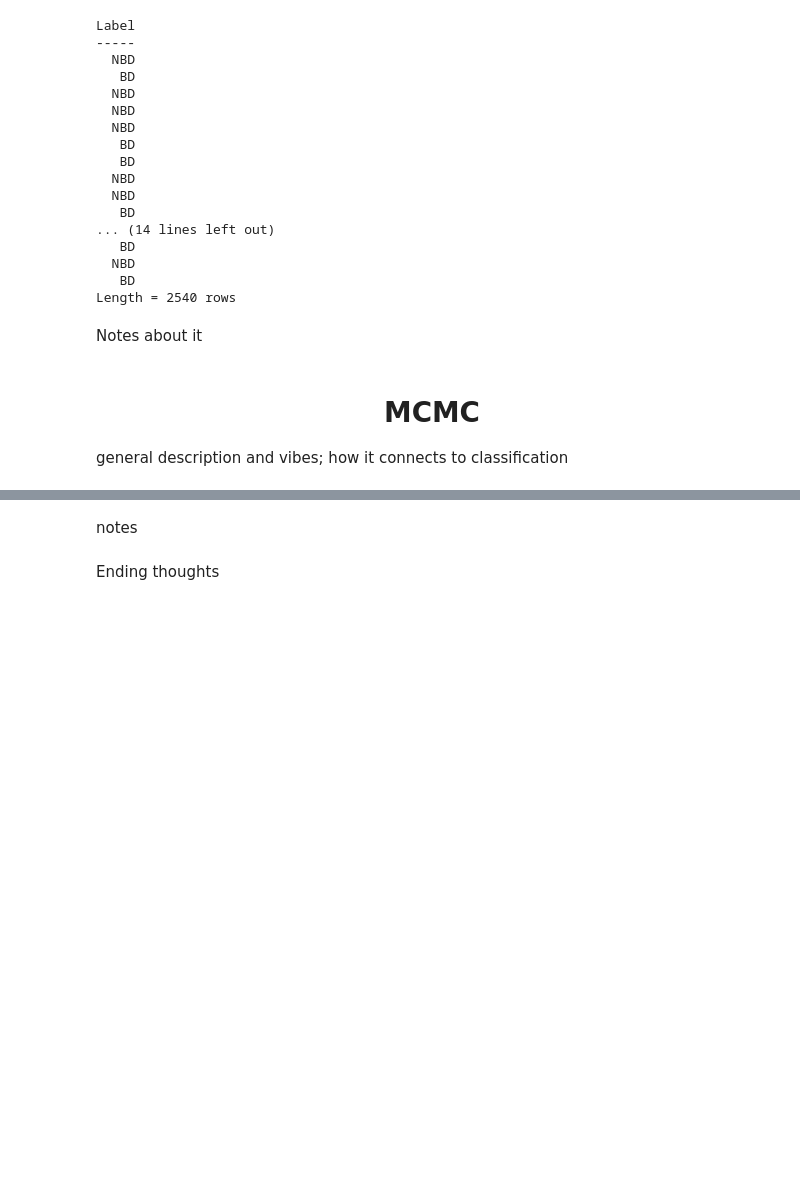
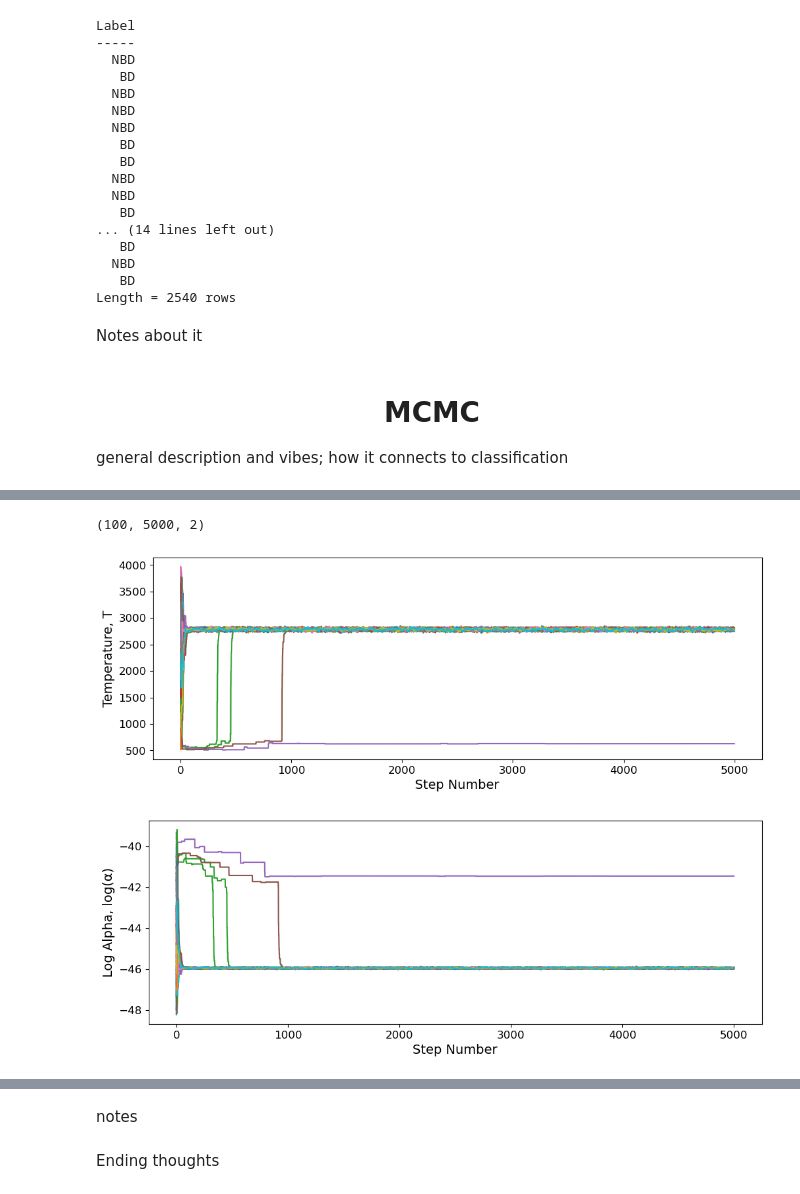
Before and after one commit to lagar05/ASTR154-Final-Project, a Jupyter notebook: Coding-Product.ipynb, the cells around one changed output, grey strips where cells are left out. Saved outputs shown, nothing was run; the diff lists cells and outputs as text; code cells hidden in the pictures; blank space fills up the shorter version.

Commit message:
More MCMC Progress

```diff
--- a/Coding-Product.ipynb
+++ b/Coding-Product.ipynb
@@ -212,21 +228,15 @@ def mag_to_flux(m, e_m, F0):
     return F, e_F
 
 
-# note that F_nu = alpha * B_nu where alpha = pi * (R/D)^2. So modeling flux with parameters alpha & temperature
+#note that F_nu = alpha * B_nu where alpha = pi * (R/D)^2 sr. So modeling flux with parameters alpha & temperature
 def model_flux(theta, wave):
     T, alpha = theta
     wavelengths = wave * u.micron
-
     bb = BlackBody(temperature = T * u.K)
-    B_nu = bb(wavelengths).to(u.Jy / u.sr)
-    flux_model = alpha * B_nu.value
-
-    return flux_model
-
-
-# write functions
-# F_nu = alpha * B_nu where alpha = pi * (R/D)^2
-# need to figure out mags to F_nu
+    B_lambda = bb(wavelengths)
+    F_lambda = (alpha * u.sr) * B_lambda
+    F_nu = F_lambda.to(u.Jy, equivalencies = u.spectral_density(wavelengths)).value
+    return F_nu
 # %%
 # define max & min values for T & alpha
 T_min = 500 # complete
@@ -284,11 +337,11 @@ def log_posterior(theta, app_mag, e_app_mag, F0, wave):
 # initialize params
 n_params = 2  # number of parameters
 n_walkers = 100  # number of walkers
-n_steps = 10000  # number of steps
+n_steps = 5000  # number of steps
 
 # pick starting positions
-T_random = np.random.uniform(low = T_min, high = T_max, size = n_walkers)  # for each walker draw numb between T min & max
-alpha_random = np.random.uniform(low = alpha_min, high = alpha_max, size = n_walkers)  # do the same for alpha
+T_random = np.random.uniform(low = T_min, high = T_max, size = n_walkers)  # for each walker draw number between T min & max
+alpha_random = np.random.uniform(low = log_alpha_min, high = log_alpha_max, size = n_walkers)  # do the same for alpha
 initial_guesses = np.array([T_random, alpha_random]).T  # array combining initial guesses for both parameters
                                                         # note must transpose from (ndim, nwalkers) --> (nwalkers, ndim)
                                                         # so each row is a singler walker's T & alpha values
@@ -307,4 +360,4 @@ sampler = emcee.EnsembleSampler(
                     )
 
 # run
-sampler.run_mcmc(initial_guesses, n_steps)
+sampler.run_mcmc(initial_guesses, n_steps, progress = True)  # note progress = True adds a progress bar!
@@ -310,0 +382,24 @@ sampler.run_mcmc(initial_guesses, n_steps)
+# %%
+print(sampler.chain.shape)  # checking this has dimensions (n_walkers, n_steps, n_params) (it does!)
+
+# define function to plot the chains!
+def chain_plots(chain, **kwargs):
+    # for T
+    plt.figure(figsize = (12,4))  # create figure
+    plt.plot(chain[:,:,0].T)  # grab all walkers & their steps with 0th index for T. transpose for number of steps on x axis & walker values on y
+    plt.xlabel('Step Number', fontsize = 14)  # add axis labels
+    plt.ylabel('Temperature, T', fontsize = 14)
+    plt.tick_params(axis = 'both', labelsize = 12)
+
+    # for alpha
+    plt.figure(figsize = (12,4))  # create figure
+    plt.plot(chain[:,:,1].T)  # same procedure as for T but grab 1t index for alpha & exponentiate for logalpha --> alpha
+    plt.xlabel('Step Number', fontsize = 14)  # add axis labels
+    plt.ylabel('Log Alpha, log(α)', fontsize = 14)
+    plt.tick_params(axis = 'both', labelsize = 12)
+
+chain_plots(sampler.chain)  # use function!
+# %% [output]
+(100, 5000, 2)
+[figure, added]
+[figure, added]
```
Also changed, not shown: parts of 12 cells of this notebook.
